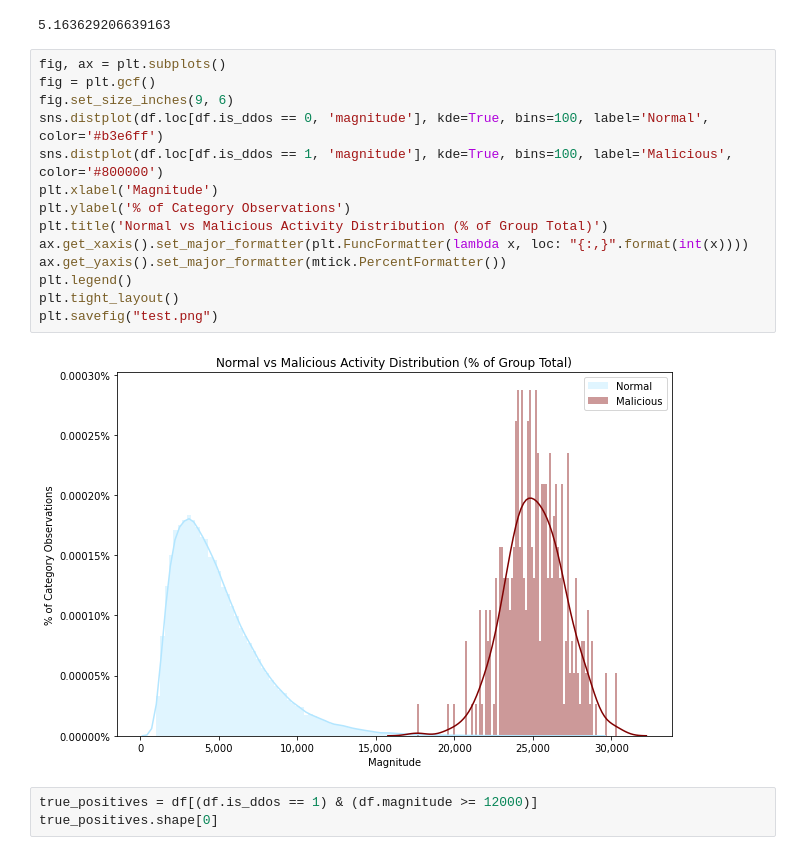
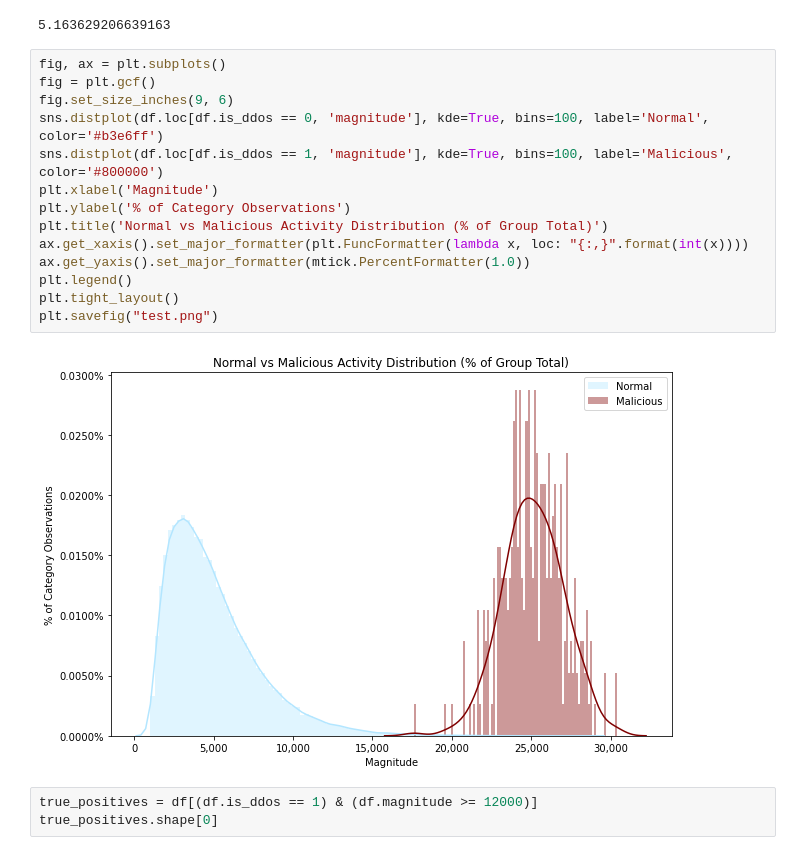
Before and after one commit to yisoonshin/Cream, a Jupyter notebook: Sandbox.ipynb, the cells around one changed output. Cells and saved outputs as stored; diff of their text form.

```diff
--- a/Sandbox.ipynb
+++ b/Sandbox.ipynb
@@ -118,19 +152,19 @@ print(est_mal_height)
 # %%
 fig, ax = plt.subplots()
 fig = plt.gcf()
 fig.set_size_inches(9, 6)
 sns.distplot(df.loc[df.is_ddos == 0, 'magnitude'], kde=True, bins=100, label='Normal', color='#b3e6ff')
 sns.distplot(df.loc[df.is_ddos == 1, 'magnitude'], kde=True, bins=100, label='Malicious', color='#800000')
 plt.xlabel('Magnitude')
 plt.ylabel('% of Category Observations')
 plt.title('Normal vs Malicious Activity Distribution (% of Group Total)')
 ax.get_xaxis().set_major_formatter(plt.FuncFormatter(lambda x, loc: "{:,}".format(int(x))))
-ax.get_yaxis().set_major_formatter(mtick.PercentFormatter())
+ax.get_yaxis().set_major_formatter(mtick.PercentFormatter(1.0))
 plt.legend()
 plt.tight_layout()
 plt.savefig("test.png")
 # %% [output]
-[figure, old version]
+[figure, new version]
 # %%
 true_positives = df[(df.is_ddos == 1) & (df.magnitude >= 12000)]
 true_positives.shape[0]
```
Also changed, not shown: parts of 11 cells of this notebook, 3 other files.
